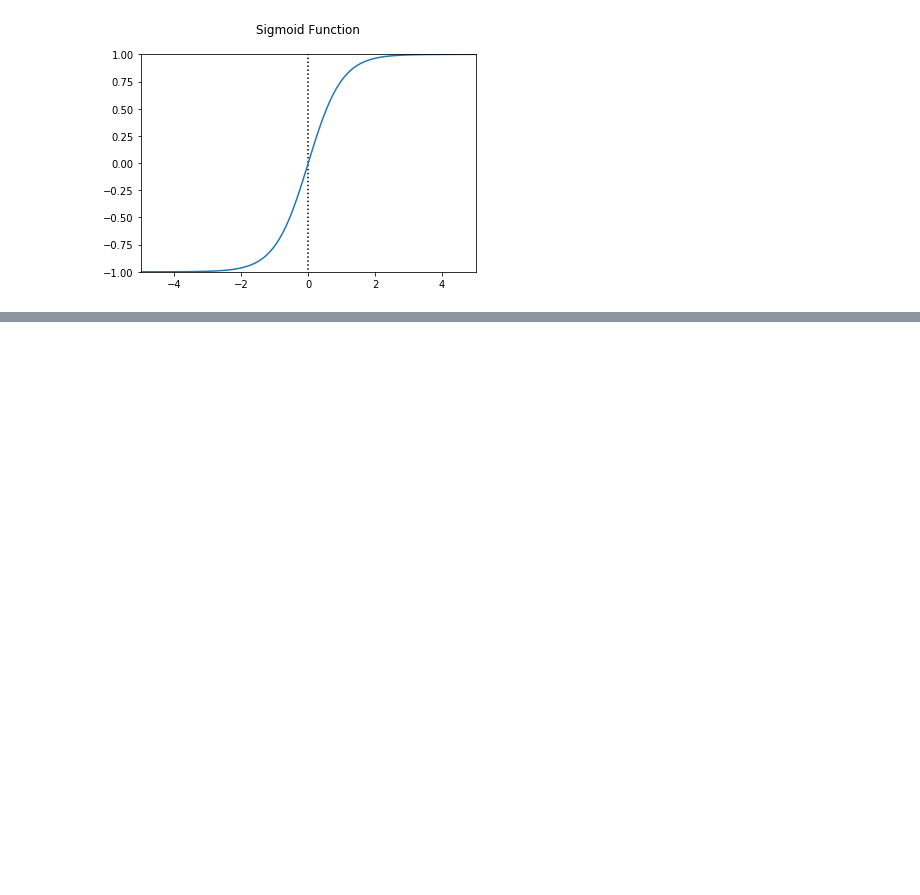
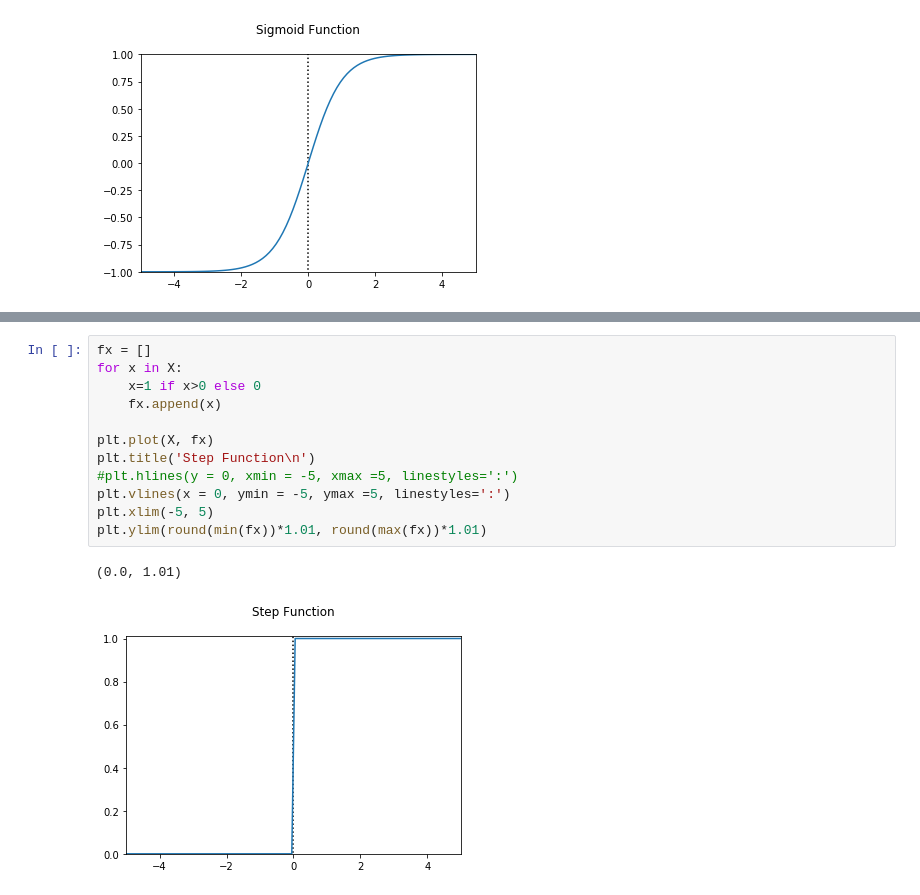
Before and after one commit to kookoowaa/ML_with_GCP, a Jupyter notebook: 07-3 Activation function.ipynb, the cells around one changed output, grey strips where cells are left out. Saved outputs shown, nothing was run; the diff lists cells and outputs as text; blank space fills up the shorter version.

```diff
--- a/07-3 Activation function.ipynb
+++ b/07-3 Activation function.ipynb
@@ -138,0 +107,15 @@ array([-5.        , -4.8989899 , -4.7979798 , -4.6969697 , -4.5959596 ,
+# %%
+fx = []
+for x in X:
+    x=1 if x>0 else 0
+    fx.append(x)
+
+plt.plot(X, fx)
+plt.title('Step Function\n')
+#plt.hlines(y = 0, xmin = -5, xmax =5, linestyles=':')
+plt.vlines(x = 0, ymin = -5, ymax =5, linestyles=':')
+plt.xlim(-5, 5)
+plt.ylim(round(min(fx))*1.01, round(max(fx))*1.01)
+# %% [output]
+(0.0, 1.01)
+[figure, added]
```
Also changed, not shown: parts of 3 cells of this notebook.
